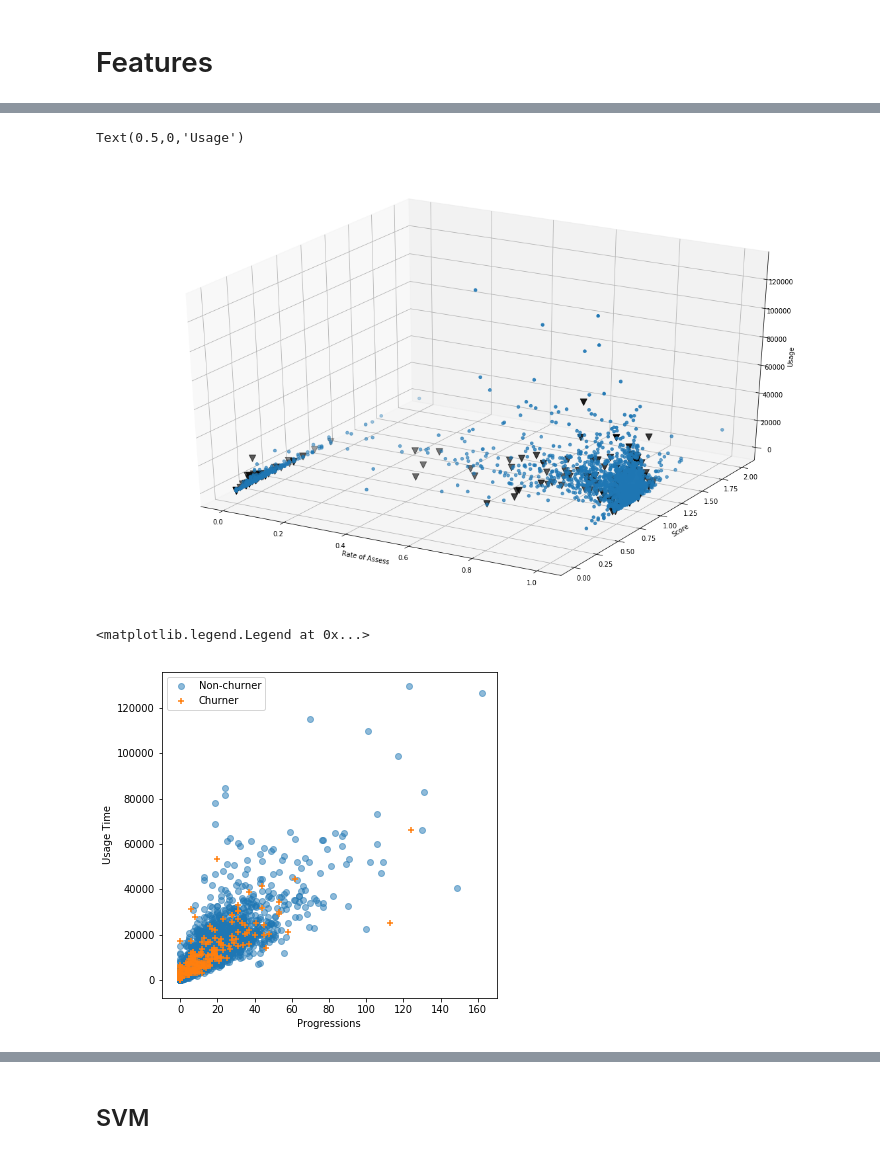
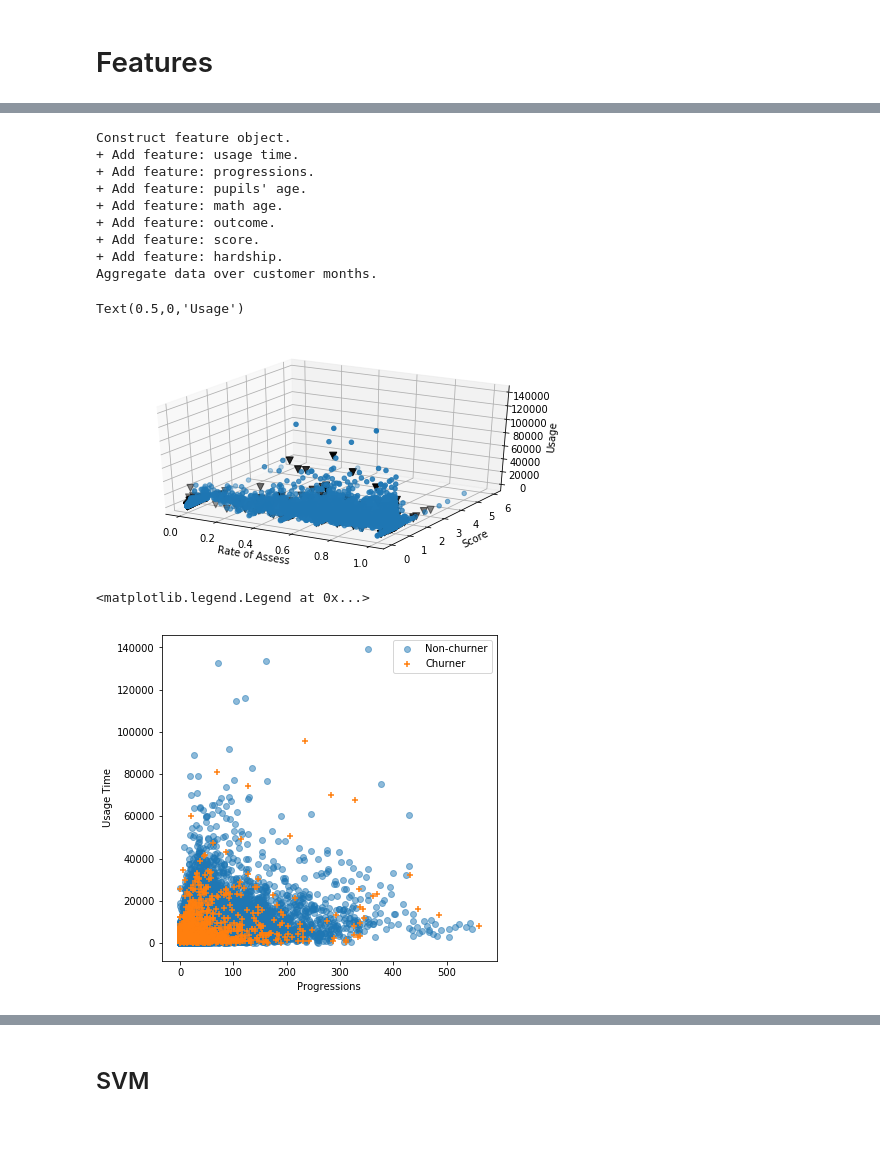
Before and after one commit to vicaws/Whizz, a Jupyter notebook: Code/Churn/Churn/NB_FeatureEngineering.ipynb, the cells around one changed output, grey strips where cells are left out. Saved outputs shown, nothing was run; the diff lists cells and outputs as text; code cells hidden in the pictures; blank space fills up the shorter version.

```diff
--- a/Code/Churn/Churn/NB_FeatureEngineering.ipynb
+++ b/Code/Churn/Churn/NB_FeatureEngineering.ipynb
@@ -107,19 +60,64 @@ df_whizz.head()
+# %%
+data_engine = DataEngine(df_subspt1, df_datesFrame, df_lesson1, df_incomp1, df_pupils, cfg)
+data_engine.aggregate_features()
+
+ftr_list = ['usage', 'usage_complete', 'usage_incomplete', 'rate_incomplete_usage',
+            'last_access',
+            'age', 'math_age',
+            'rate_assess', 'sum_help',
+            'progress', 'progress_delta',
+            'num_attempt',  'num_complete', 'num_incomplete', 'rate_incomplete_num',
+            'num_pass', 'num_replay', 'num_fail',
+            'holiday',
+            'age_diff'
+           ]
+ftr_list = ['usage', 'rate_incomplete_usage',
+            'last_access',
+            'math_age',
+            'rate_assess', 'sum_help',
+            'progress', 'progress_delta',
+            'num_attempt',  'rate_incomplete_num',
+            'num_pass', 'num_replay', 'num_fail',
+            'age_diff'
+           ]
+
+data_engine.select_features(ftr_list)
+data_engine.transform_boxCox()
+
+X = data_engine.data_
+Xt = data_engine.data_bc_
+y = data_engine.target_
+
+df_whizz1 = data_engine.df_whizz_
+# %% [output]
+Construct feature object.
++ Add feature: usage time.
++ Add feature: progressions.
++ Add feature: pupils' age.
++ Add feature: math age.
++ Add feature: outcome.
++ Add feature: score.
++ Add feature: hardship.
+Aggregate data over customer months.
+# %%
+churner = df_whizz1[df_whizz1['churn']==1]
+nonchurner = df_whizz1[df_whizz1['churn']==0]
 # %%
 from mpl_toolkits.mplot3d import Axes3D
 
 fig = plt.figure(figsize=(8,4))
 ax = fig.add_subplot(111, projection='3d')
 
 ax.scatter(nonchurner.rate_assess, nonchurner.score, nonchurner.usage)
-ax.scatter(churner.rate_assess, churner.score, churner.usage, marker='v', s=100, c='k')
+ax.scatter(churner.rate_assess, churner.score, churner.usage, marker='v', s=50, c='k')
 ax.set_xlabel('Rate of Assess')
 ax.set_ylabel('Score')
 ax.set_zlabel('Usage')
 
 #ax.view_init(elev=10, azim=200)
 # %% [output]
 Text(0.5,0,'Usage')
-[figure, old version]
+[figure, new version]
 # %%
 fig = plt.figure(figsize=(6,6))
 
@@ -134,7 +132,7 @@ ax.set_ylabel('Usage Time')
 ax.legend()
 # %% [output]
 <matplotlib.legend.Legend at 0x...>
-[figure, old version]
+[figure, new version]
 # %%
 fig = plt.figure(figsize=(6,6))
 
```
Also changed, not shown: parts of 28 cells of this notebook, 19 other files.
